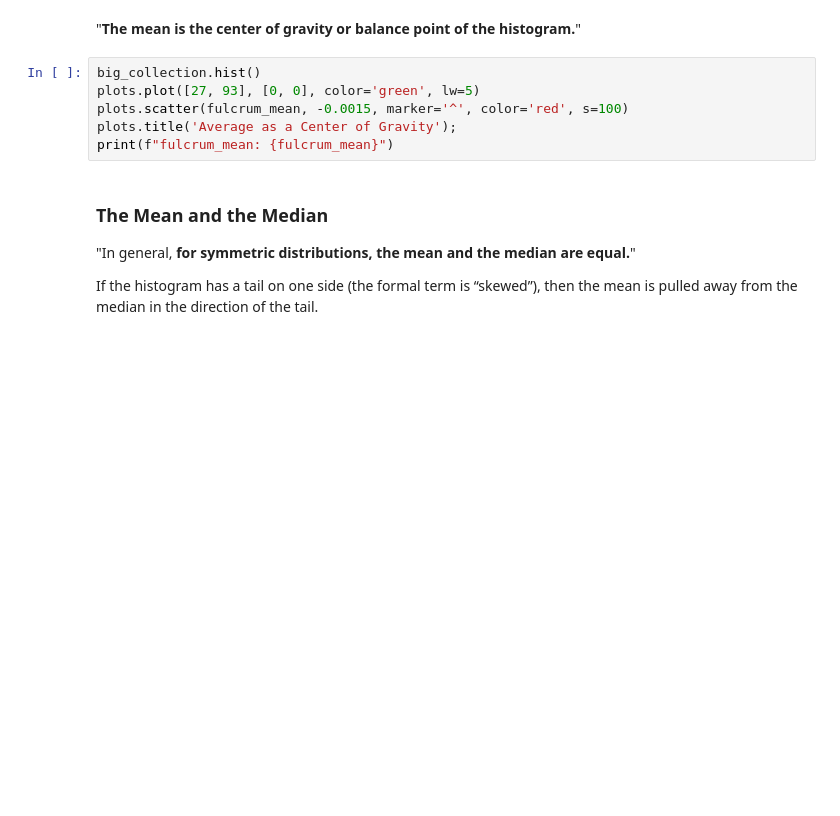
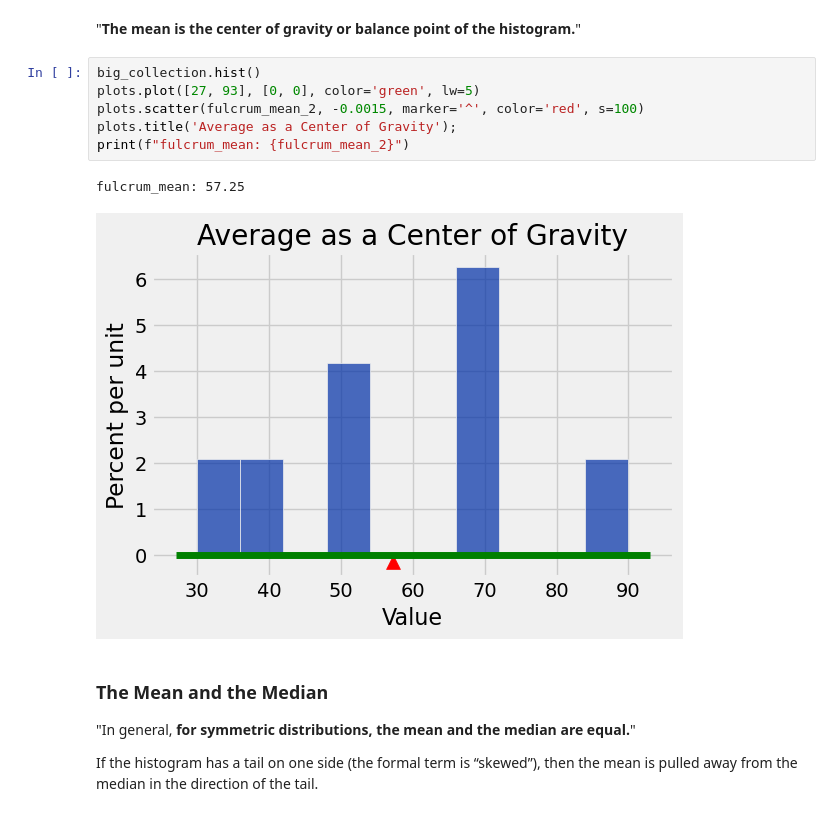
Before and after one commit to SRJC-Data-Science/materials-sp22, a Jupyter notebook: SRJC/lecture_note/lecture_25_26_27/mean_stdev_normal_distribution-pw.ipynb, the cells around one changed output. Cells and saved outputs as stored; diff of their text form; blank space fills up the shorter version.

```diff
--- a/SRJC/lecture_note/lecture_25_26_27/mean_stdev_normal_distribution-pw.ipynb
+++ b/SRJC/lecture_note/lecture_25_26_27/mean_stdev_normal_distribution-pw.ipynb
@@ -67,9 +75,12 @@ big_collection.hist()
 # %%
 big_collection.hist()
 plots.plot([27, 93], [0, 0], color='green', lw=5)
-plots.scatter(fulcrum_mean, -0.0015, marker='^', color='red', s=100)
+plots.scatter(fulcrum_mean_2, -0.0015, marker='^', color='red', s=100)
 plots.title('Average as a Center of Gravity');
-print(f"fulcrum_mean: {fulcrum_mean}")
+print(f"fulcrum_mean: {fulcrum_mean_2}")
+# %% [output]
+fulcrum_mean: 57.25
+[figure, added]
 # %% [markdown]
 ### The Mean and the Median
 
```
Also changed, not shown: parts of 30 cells of this notebook.
